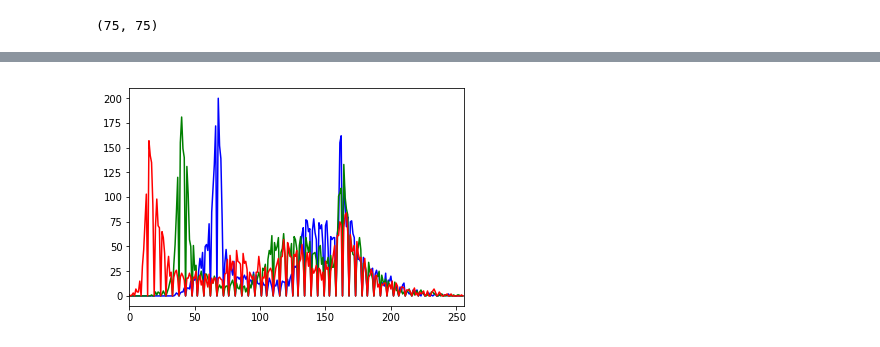
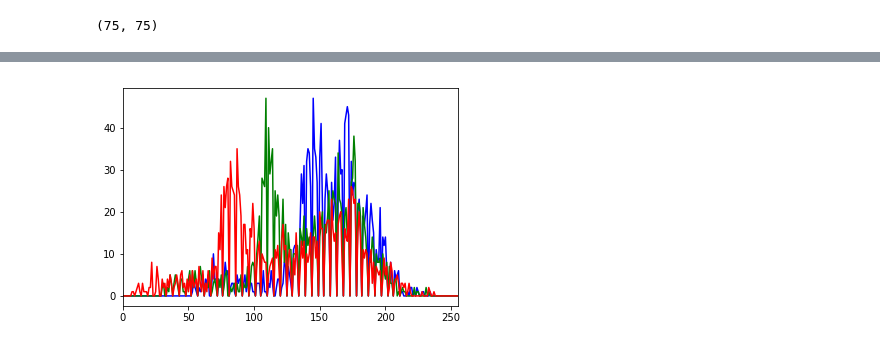
Before and after one commit to thinkpractice/DeepSolaris, a Jupyter notebook: MSER_features.ipynb, the cells around one changed output, grey strips where cells are left out. Saved outputs shown, nothing was run; the diff lists cells and outputs as text; code cells hidden in the pictures.

```diff
--- a/MSER_features.ipynb
+++ b/MSER_features.ipynb
@@ -190,16 +200,22 @@ polygon = cv.approxPolyDP(hull, epsilon, True)
 bb_area(hull), cv.contourArea(polygon)
 # %% [output]
 (2318, 974.0)
+# %%
+def get_mask_from_mser(image, hull):
+    mask = np.zeros(image.shape[0:2], dtype=np.uint8)
+    cv.drawContours(mask, [hull], -1, (255,255,255), -1)
+    return mask
 # %%
-contour = filtered_hulls[-1]
-mask = np.zeros(orig.shape[0:2], dtype=np.uint8)
-cv.drawContours(mask, [contour], -1, (255,255,255), -1)
+#contour = filtered_hulls[-1]
+#mask = np.zeros(orig.shape[0:2], dtype=np.uint8)
+#cv.drawContours(mask, [contour], -1, (255,255,255), -1)
+mask = get_mask_from_mser(orig, filtered_hulls[-1])
 mask.shape
 # %% [output]
 (75, 75)
 # %%
-def plot_hist(hist_image, mask=None)
+def plot_hist(hist_image, mask=None):
     for i, col in enumerate(["b", "g", "r"]):
         hist = cv.calcHist([hist_image], [i], mask, [256], [0, 255])
         plt.plot(hist,color = col)
-        plt.xlim([0,256])
+        plt.xlim([0,255])
@@ -213,7 +222,4 @@ for i, col in enumerate(["b", "g", "r"]):
-# %%
-for i, col in enumerate(["b", "g", "r"]):
-    hist = cv.calcHist([orig], [i], None, [256], [0, 255])
-    plt.plot(hist,color = col)
-    plt.xlim([0,256])
-# %% [output]
-[figure, removed]
+# %%
+plot_hist(orig, mask)
+# %% [output]
+[figure, added]
```
Also changed, not shown: parts of 15 cells of this notebook.
